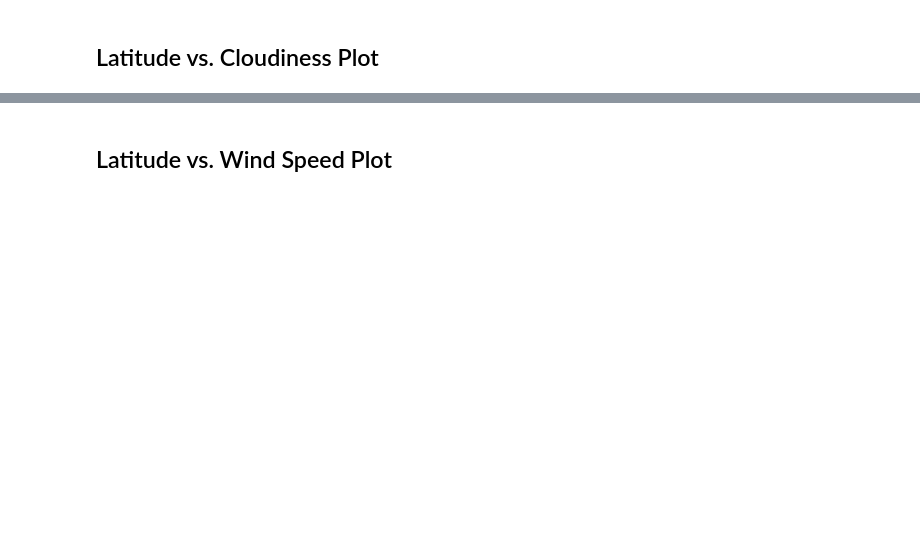
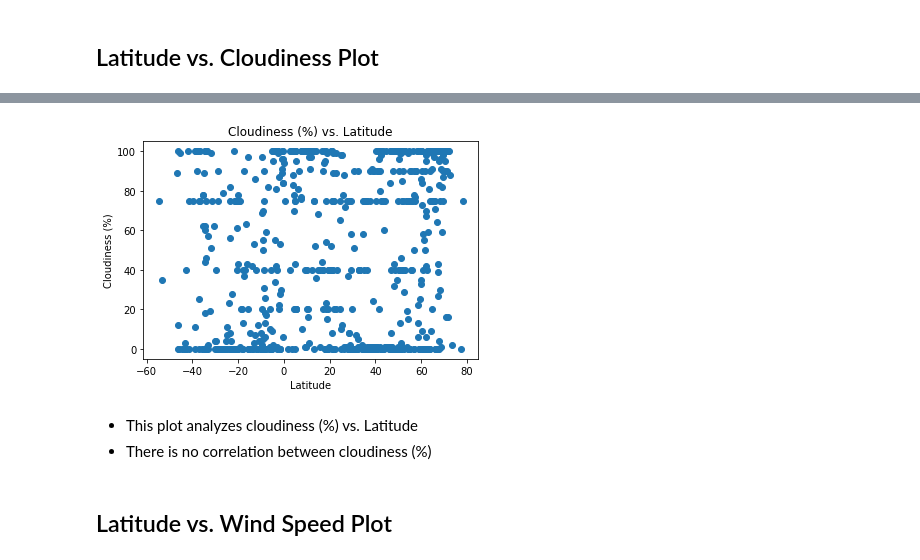
Before and after one commit to BRhoads1155/Python_APIs-Challenge, a Jupyter notebook: WeatherPy/WeatherPy.ipynb, the cells around one changed output, grey strips where cells are left out. Saved outputs shown, nothing was run; the diff lists cells and outputs as text; code cells hidden in the pictures; blank space fills up the shorter version.

```diff
--- a/WeatherPy/WeatherPy.ipynb
+++ b/WeatherPy/WeatherPy.ipynb
@@ -106,2 +193,14 @@ Int64Index([], dtype='int64')
+# %%
+plt.scatter(weather_data_df["Lat"],weather_data_df["Cloudiness"],marker ="o")
+plt.title("Cloudiness (%) vs. Latitude")
+plt.xlabel("Latitude")
+plt.ylabel("Cloudiness (%)")
+plt.savefig("Output/Cloudiness (%) vs. Latitude.png")
+plt.show()
+# %% [output]
+[figure, added]
+# %% [markdown]
+* This plot analyzes cloudiness (%) vs. Latitude
+* There is no correlation between cloudiness (%)
 # %% [markdown]
 ## Latitude vs. Wind Speed Plot
```
Also changed, not shown: parts of 43 cells of this notebook, 17 other files.
